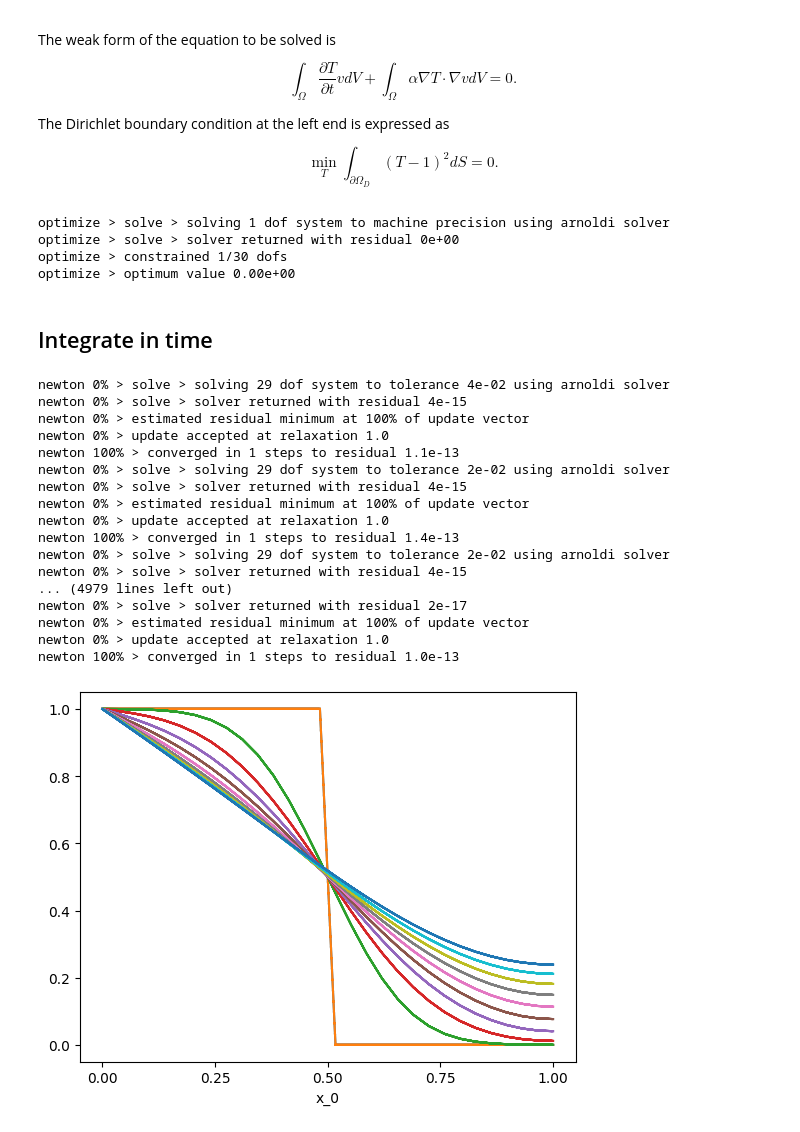
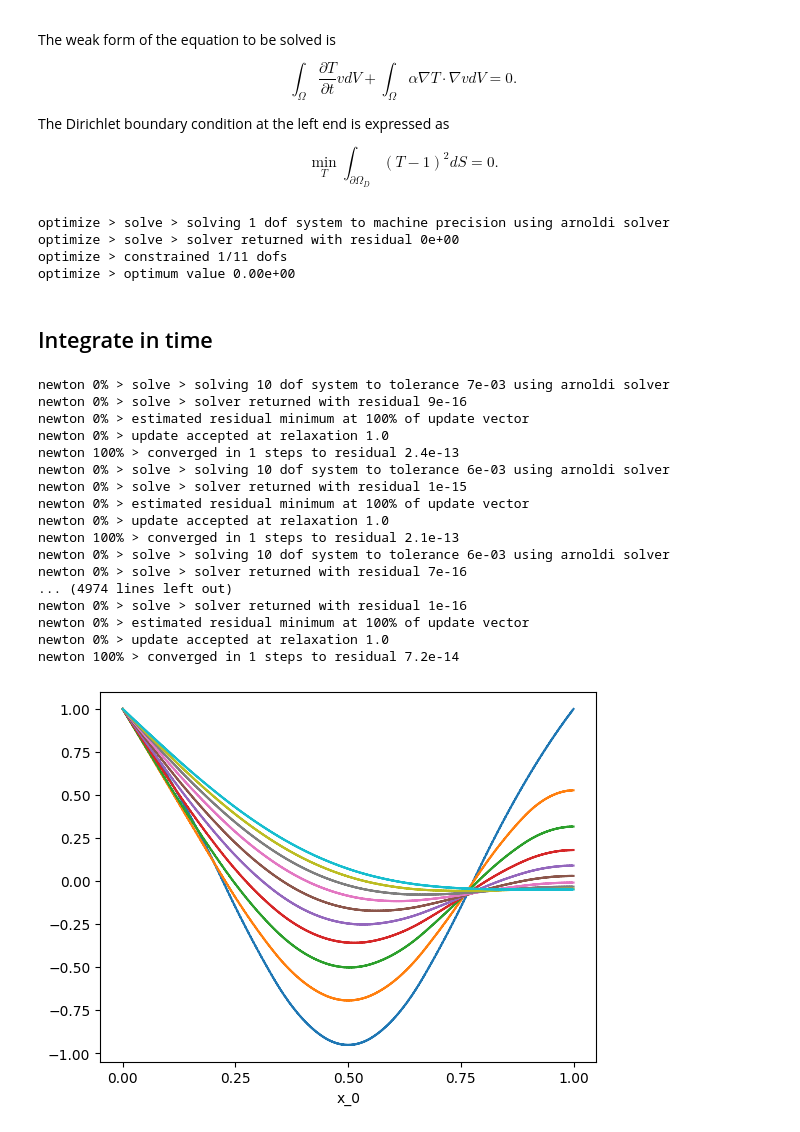
Before and after one commit to meyer-nils/numerical_examples, a Jupyter notebook: heat_transfer_1d/nutils.ipynb, the cells around one changed output. Cells and saved outputs as stored; diff of their text form; code cells hidden in the pictures.

```diff
--- a/heat_transfer_1d/nutils.ipynb
+++ b/heat_transfer_1d/nutils.ipynb
@@ -24,13 +20,13 @@ import matplotlib.pyplot as plt
 from nutils import function, mesh, solver
 from nutils.expression_v2 import Namespace
 
-from global_constants import L, alpha
+from global_constants import L, Z, alpha
 
 ns = Namespace()
 ns.α = alpha
 
 # Create topology (connectivity of mesh) and geometry (position of mesh)
-N = 30
+N = 10
 topo, geom = mesh.rectilinear([np.linspace(0, L, N)])
 
 # Define the geometry variable as well as gradients, normal and jacobians on the domain.
@@ -51,6 +47,6 @@ def plot_line(func, **arguments):
 ## Basis
 A *nutils* basis is a vector-based function that evalautes at any given point x on the domain to the array of basis functions.
 # %%
-ns.basis = topo.basis('spline', degree=1)
+ns.basis = topo.basis('spline', degree=2)
 plot_line(ns.basis)
 # %% [output]
@@ -73,10 +69,10 @@ $$
 # The solution function to evaluate results is a dot product of the argument 'Th' with the basis)
 ns.T = function.dotarg('lhs', ns.basis)
 
-# Bylinearity the test function v can be replaced by the basis that spans its space.
+# By linearity the test function v can be replaced by the basis that spans its space.
 residual = topo.integral('α ∇_i(basis_n) ∇_i(T) dV' @ ns, degree=2)
 
-#
+# By linearity the test function v can be replaced by the basis that spans its space.
 inertia = topo.integral('T basis_n dV' @ ns, degree=2)
 
 # Dirichlet boundary condition
@@ -84,44 +80,44 @@ sqr = topo.boundary['left'].integral('(T - 1)^2 dS' @ ns, degree=2)
 constrain = solver.optimize('lhs', sqr, droptol=1e-15)
 
 # Initial conditions
-lhs0 = np.zeros((N,))
-lhs0[:int(N/2)] = 1.0
+x0 = np.linspace(0, L, N+1)
+lhs0 = np.cos(2.0*np.pi*x0)
 
 # Solve the system
-# lhs = solver.solve_linear('lhs', residual=residual, constrain=constrain)
-lhsiter = iter(solver.cranknicolson('lhs', residual=residual, inertia=inertia, timestep=1e-4, lhs0=lhs0, constrain=constrain))
+dt = 1e-4
+lhsiter = iter(solver.cranknicolson('lhs', residual=residual, inertia=inertia, timestep=dt, lhs0=lhs0, constrain=constrain))
 # %% [output]
 optimize > solve > solving 1 dof system to machine precision using arnoldi solver
 optimize > solve > solver returned with residual 0e+00
-optimize > constrained 1/30 dofs
+optimize > constrained 1/11 dofs
 optimize > optimum value 0.00e+00
 # %% [markdown]
 ## Integrate in time
 # %%
 results = [lhs0]
-for i in range(1000):
+for i in range(1, int(Z/dt)):
     res = next(lhsiter)
     if i%100 == 0:
         results.append(res)
 
 for res in results:
     plot_line(ns.T, lhs=res)
 # %% [output]
-newton 0% > solve > solving 29 dof system to tolerance 4e-02 using arnoldi solver
-newton 0% > solve > solver returned with residual 4e-15
+newton 0% > solve > solving 10 dof system to tolerance 7e-03 using arnoldi solver
+newton 0% > solve > solver returned with residual 9e-16
 newton 0% > estimated residual minimum at 100% of update vector
 newton 0% > update accepted at relaxation 1.0
-newton 100% > converged in 1 steps to residual 1.1e-13
-newton 0% > solve > solving 29 dof system to tolerance 2e-02 using arnoldi solver
-newton 0% > solve > solver returned with residual 4e-15
+newton 100% > converged in 1 steps to residual 2.4e-13
+newton 0% > solve > solving 10 dof system to tolerance 6e-03 using arnoldi solver
+newton 0% > solve > solver returned with residual 1e-15
 newton 0% > estimated residual minimum at 100% of update vector
 newton 0% > update accepted at relaxation 1.0
-newton 100% > converged in 1 steps to residual 1.4e-13
-newton 0% > solve > solving 29 dof system to tolerance 2e-02 using arnoldi solver
-newton 0% > solve > solver returned with residual 4e-15
-... (4979 lines left out)
-newton 0% > solve > solver returned with residual 2e-17
+newton 100% > converged in 1 steps to residual 2.1e-13
+newton 0% > solve > solving 10 dof system to tolerance 6e-03 using arnoldi solver
+newton 0% > solve > solver returned with residual 7e-16
+... (4974 lines left out)
+newton 0% > solve > solver returned with residual 1e-16
 newton 0% > estimated residual minimum at 100% of update vector
 newton 0% > update accepted at relaxation 1.0
-newton 100% > converged in 1 steps to residual 1.0e-13
+newton 100% > converged in 1 steps to residual 7.2e-14
-[figure, old version]
+[figure, new version]
```
Also changed, not shown: parts of 2 cells of this notebook, 3 other files.
